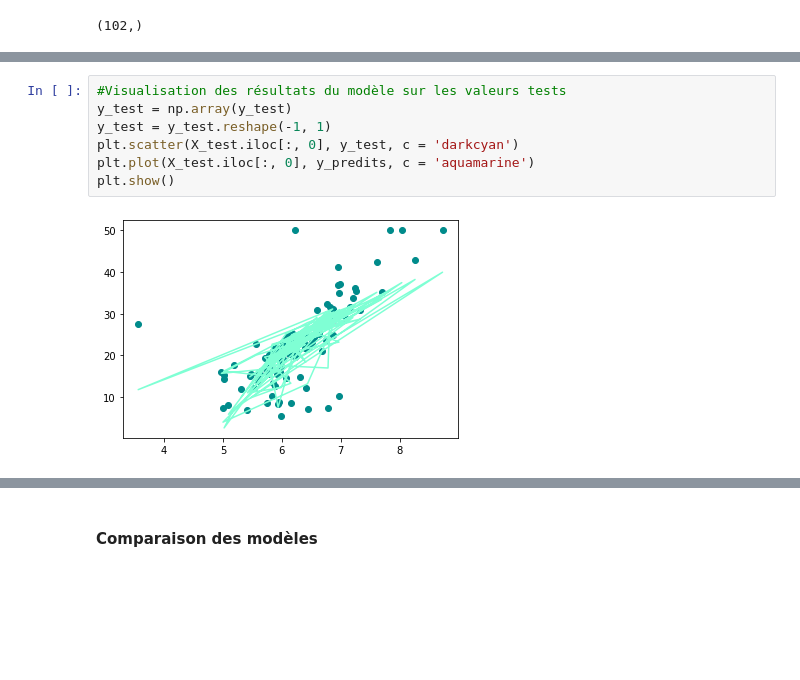
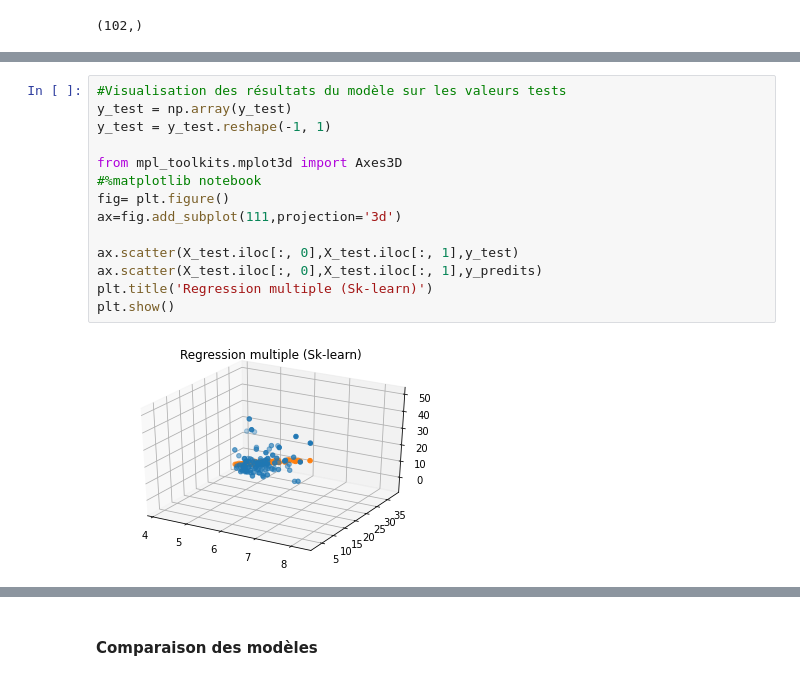
Before and after one commit to PLepelley/Modele_ML_1, a Jupyter notebook: Brief02_YA_PL.ipynb, the cells around one changed output, grey strips where cells are left out. Drawn from its saved outputs; the diff is of its cells as text; blank space fills up the shorter version.

```diff
--- a/Brief02_YA_PL.ipynb
+++ b/Brief02_YA_PL.ipynb
@@ -689,12 +740,19 @@ y_predits.shape
 # %%
 #Visualisation des résultats du modèle sur les valeurs tests
 y_test = np.array(y_test)
 y_test = y_test.reshape(-1, 1)
-plt.scatter(X_test.iloc[:, 0], y_test, c = 'darkcyan')
-plt.plot(X_test.iloc[:, 0], y_predits, c = 'aquamarine')
+
+from mpl_toolkits.mplot3d import Axes3D
+#%matplotlib notebook
+fig= plt.figure()
+ax=fig.add_subplot(111,projection='3d')
+
+ax.scatter(X_test.iloc[:, 0],X_test.iloc[:, 1],y_test)
+ax.scatter(X_test.iloc[:, 0],X_test.iloc[:, 1],y_predits)
+plt.title('Regression multiple (Sk-learn)')
 plt.show()
 # %% [output]
-[figure, old version]
+[figure, new version]
 # %%
 #Calcul de la Mean Squared Error
 mse_mult_skl = mean_squared_error(y_test, y_predits)
```
Also changed, not shown: parts of 42 cells of this notebook.
